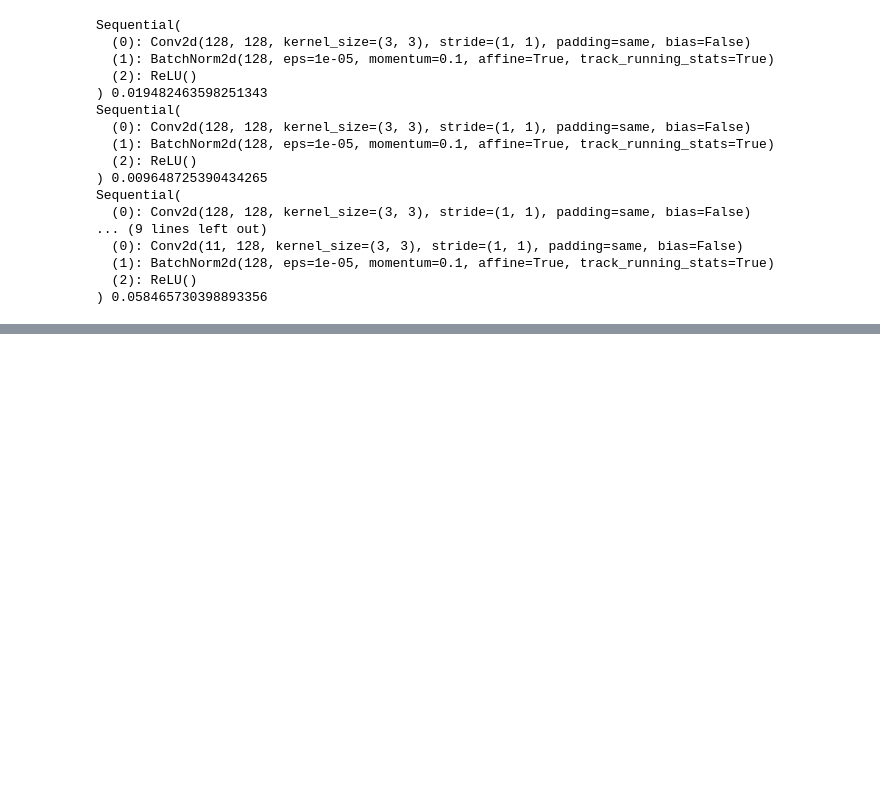
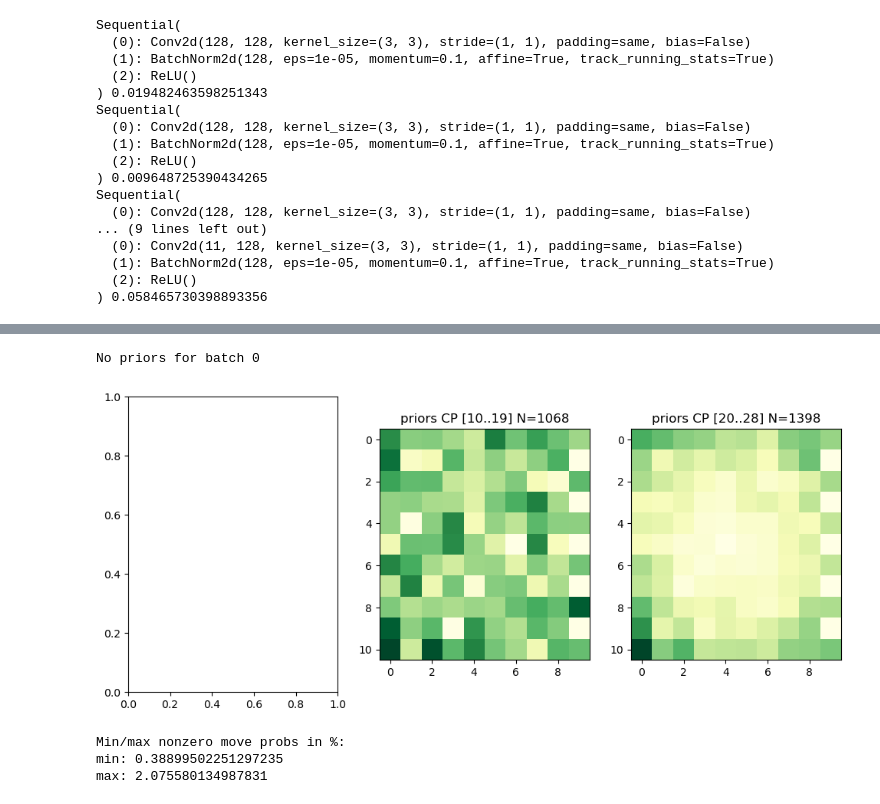
Before and after one commit to dnswlt/hexz, a Jupyter notebook: pyhexz/jupyter/ModelAnalysis.ipynb, the cells around one changed output, grey strips where cells are left out. Drawn from its saved outputs; the diff is of its cells as text; code cells hidden in the pictures; blank space fills up the shorter version.

```diff
--- a/pyhexz/jupyter/ModelAnalysis.ipynb
+++ b/pyhexz/jupyter/ModelAnalysis.ipynb
@@ -238,0 +198,30 @@ M, M.sum()
+# %%
+# Adjust these values to look at different moves and checkpoint ranges.
+
+moves=[0,1,2,3,4,5]
+checkpoints = list(batched(range(max(map(lambda r: r.model_key.checkpoint, reqs))), 10))
+
+fig, axs = plt.subplots(1, len(checkpoints), figsize=(12, 5))
+
+for i, cps in enumerate(checkpoints):
+    priors = [training.NumpyExample.decode(e).priors for e in filter_ex(reqs, move=moves, cp=cps)]
+    priors = [p for p in priors if p is not None]
+    if not priors:
+        print(f"No priors for batch {i}")
+        continue
+    Xs = np.array(priors)
+    S = Xs.mean(axis=0)
+    F = S[0]
+    Fmin = F[F.nonzero()].min()
+    axs[i].imshow(F.clip(min=Fmin), cmap='YlGn', interpolation='nearest')
+    axs[i].set_title(f"priors CP [{min(cps)}..{max(cps)}] N={len(priors)}")
+# %% [output]
+No priors for batch 0
+[figure, added]
+# %%
+Fmin = F[F.nonzero()].min()
+print(f"Min/max nonzero move probs in %:\nmin: {Fmin*100}\nmax: {F.max()*100}")
+# %% [output]
+Min/max nonzero move probs in %:
+min: 0.38899502251297235
+max: 2.075580134987831
```
Also changed, not shown: parts of 20 cells of this notebook, 9 other files.
